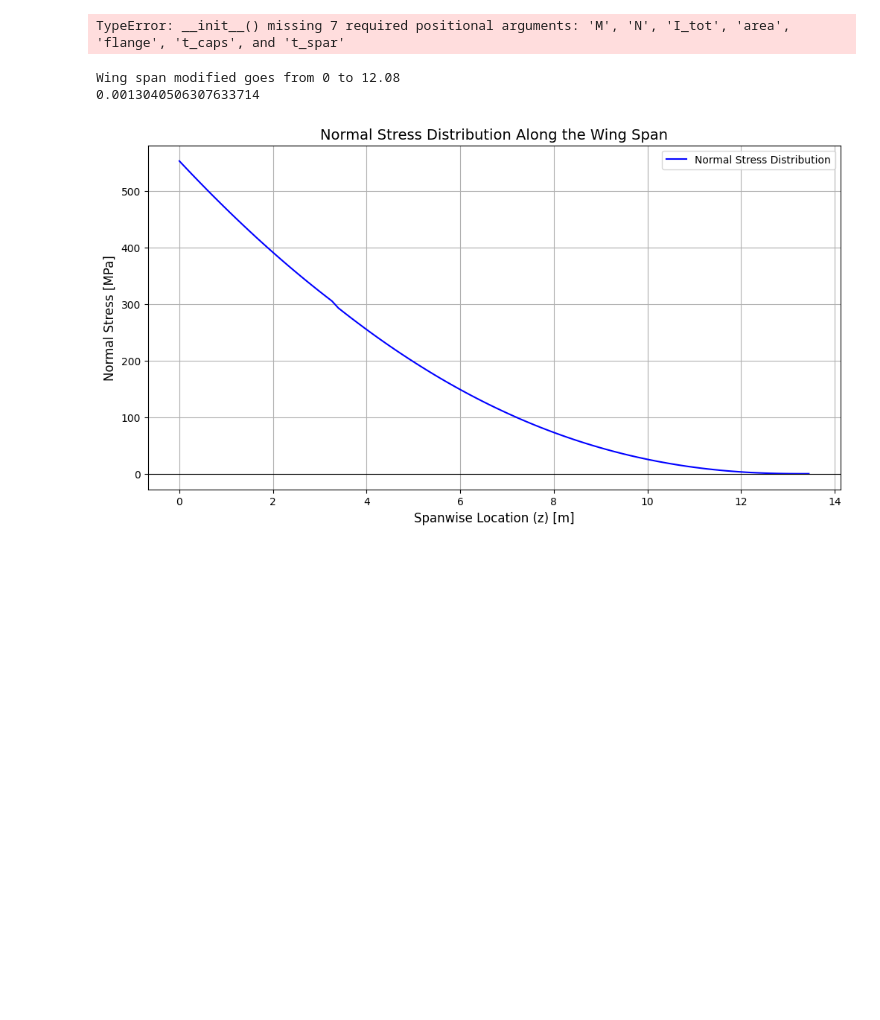
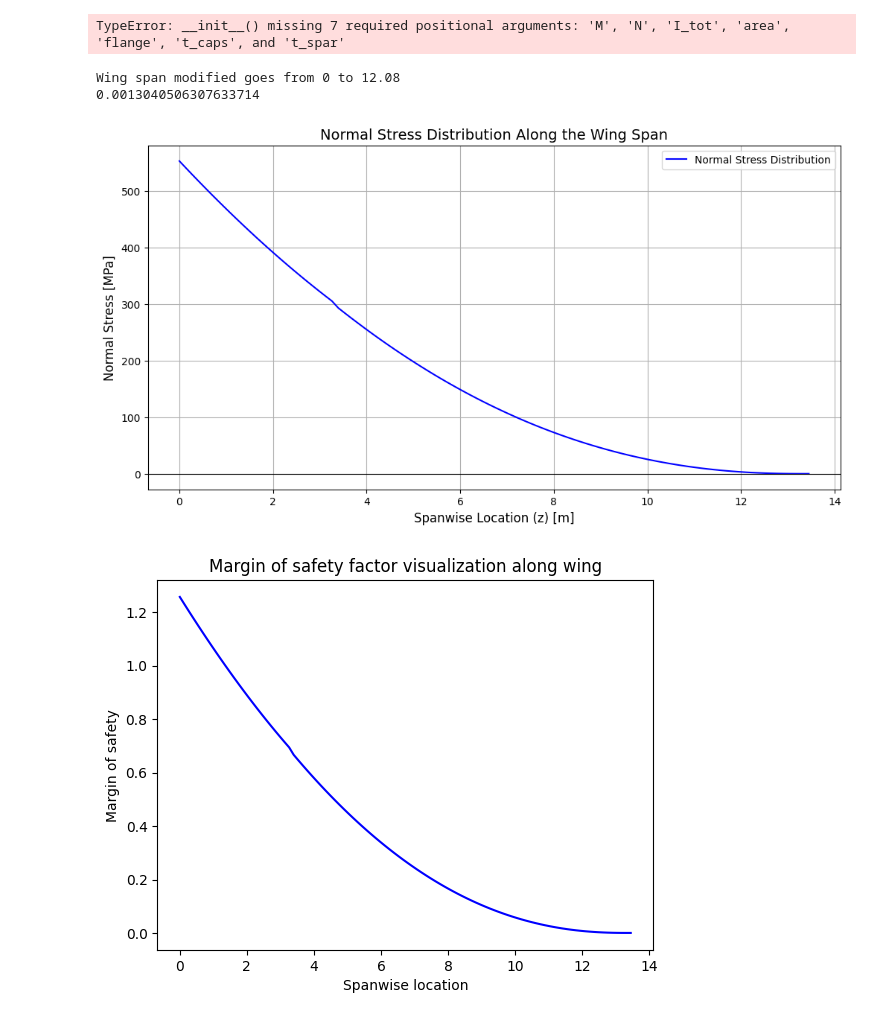
Before and after one commit to federicoangioni/AE2111-I-Aerospace-System-Design, a Jupyter notebook: WP4-5/main_faster.ipynb, the cells around one changed output. Drawn from its saved outputs; the diff is of its cells as text; code cells hidden in the pictures; blank space fills up the shorter version.

```diff
--- a/WP4-5/main_faster.ipynb
+++ b/WP4-5/main_faster.ipynb
@@ -286,30 +286,53 @@ def main():
         My_func= My_func,  # Assuming same moment for simplicity
         Ax_func=Ax_func,
         Ixx_func=Ixx_func,
         Iyy_func=Iyy_func,
         Ixy_func=Ixy_func,
         Area_func=Area_func
     )
 
     # Find critical stress
     # max_stress = max(stress_distribution)
     # critical_z = z_points[np.argmax(stress_distribution)]
     # print(f"Maximum Normal Stress: {max_stress:.2f} Pa at Spanwise Location: {critical_z:.2f} m")
 
     # Plot stress distribution
     plt.figure(figsize=(12, 6))
     plt.plot(z_points, stress_distribution/ 1e6, label="Normal Stress Distribution", color="blue")
     plt.axhline(0, color="black", linewidth=0.8)
     plt.xlabel("Spanwise Location (z) [m]", fontsize=12)
     plt.ylabel("Normal Stress [MPa]", fontsize=12)
     plt.title("Normal Stress Distribution Along the Wing Span", fontsize=14)
     plt.grid(True)
     plt.legend()
     plt.show()
 
+    def margin_of_safety(): # z = location along span
+        margin_of_safety = stress_distribution/440000000
+        return margin_of_safety # should be greater than 1 everywhere, otherwise expect failure, can come close to 1 tho not lower
+
+    MOS_tens_tab = []
+    z_tab = []
+
+    def graph_tension_MOS():
+        z_values = np.linspace(1, 26.9/2, 1000)
+        i=0
+        for z in z_points:
+            MOS_tens_tab.append(margin_of_safety()[i])
+            z_tab.append(z)
+            i+=1
+        plt.plot(z_points, MOS_tens_tab, label="Normal Stress Distribution", color="blue")
+        plt.title('Margin of safety factor visualization along wing')
+        plt.xlabel('Spanwise location')
+        plt.ylabel('Margin of safety')
+        plt.show()
+
+    graph_tension_MOS()
+
 if __name__ == "__main__":
     main()
 # %% [output]
 Wing span modified goes from 0 to 12.08
 0.0013040506307633714
 [figure]
+[figure, added]
```
